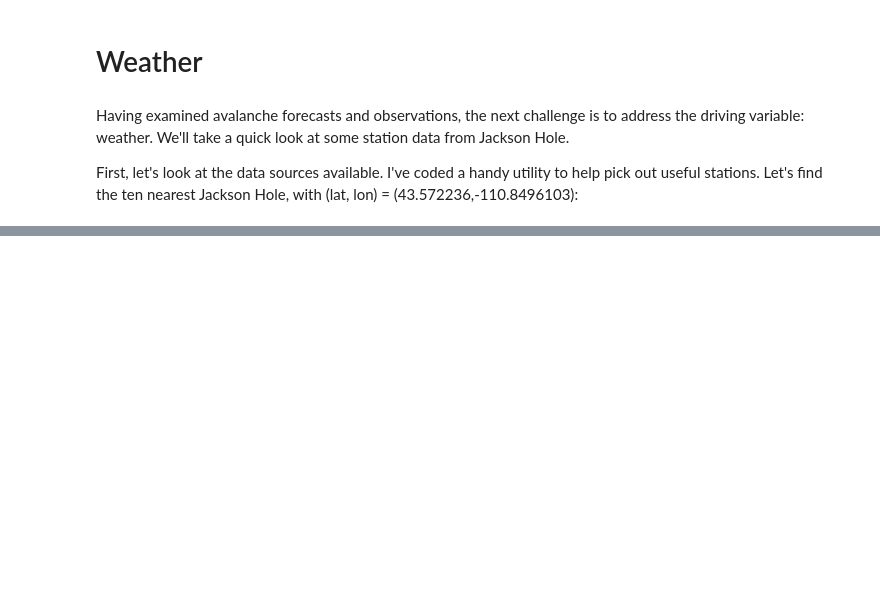
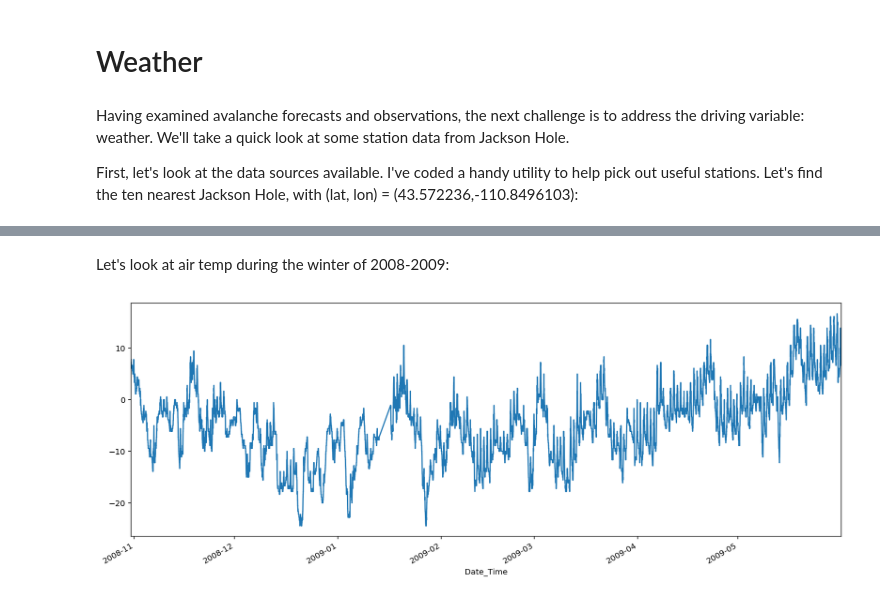
Before and after one commit to andybrnr/AvyData, a Jupyter notebook: avy/Teton_EDA.ipynb, the cells around one changed output, grey strips where cells are left out. Saved outputs shown, nothing was run; the diff lists cells and outputs as text; code cells hidden in the pictures; blank space fills up the shorter version.

```diff
--- a/avy/Teton_EDA.ipynb
+++ b/avy/Teton_EDA.ipynb
@@ -253,3 +287,11 @@ df.head(10)
 | 7 | SNKWY | 48 | SNOW KING | 43.463100 | -110.763000 | 7810 | WY | 2007-11-11 00:00:00 | 2017-04-11 23:15:00 | 14.005828 |
 | 8 | GTHW4 | 25 | GRAND TARGHEE | 43.779330 | -110.927830 | 9260 | WY | 2006-10-23 00:00:00 | 2017-04-11 23:00:00 | 23.879060 |
 | 9 | GTFM | 48 | Freds Mountain Summit | 43.786630 | -110.934230 | 9840 | WY | 2011-01-13 00:00:00 | 2017-04-11 23:15:00 | 24.799513 |
+# %%
+wx_df = process_stn('./wxdata', 'JHR');
+# %% [markdown]
+Let's look at air temp during the winter of 2008-2009:
+# %%
+wx_df.loc['2008-10-31':'2009-05-31','air_temp_set_1'].plot(figsize=(16,6));
+# %% [output]
+[figure, added]
```
Also changed, not shown: parts of 8 cells of this notebook, 1 other file.
